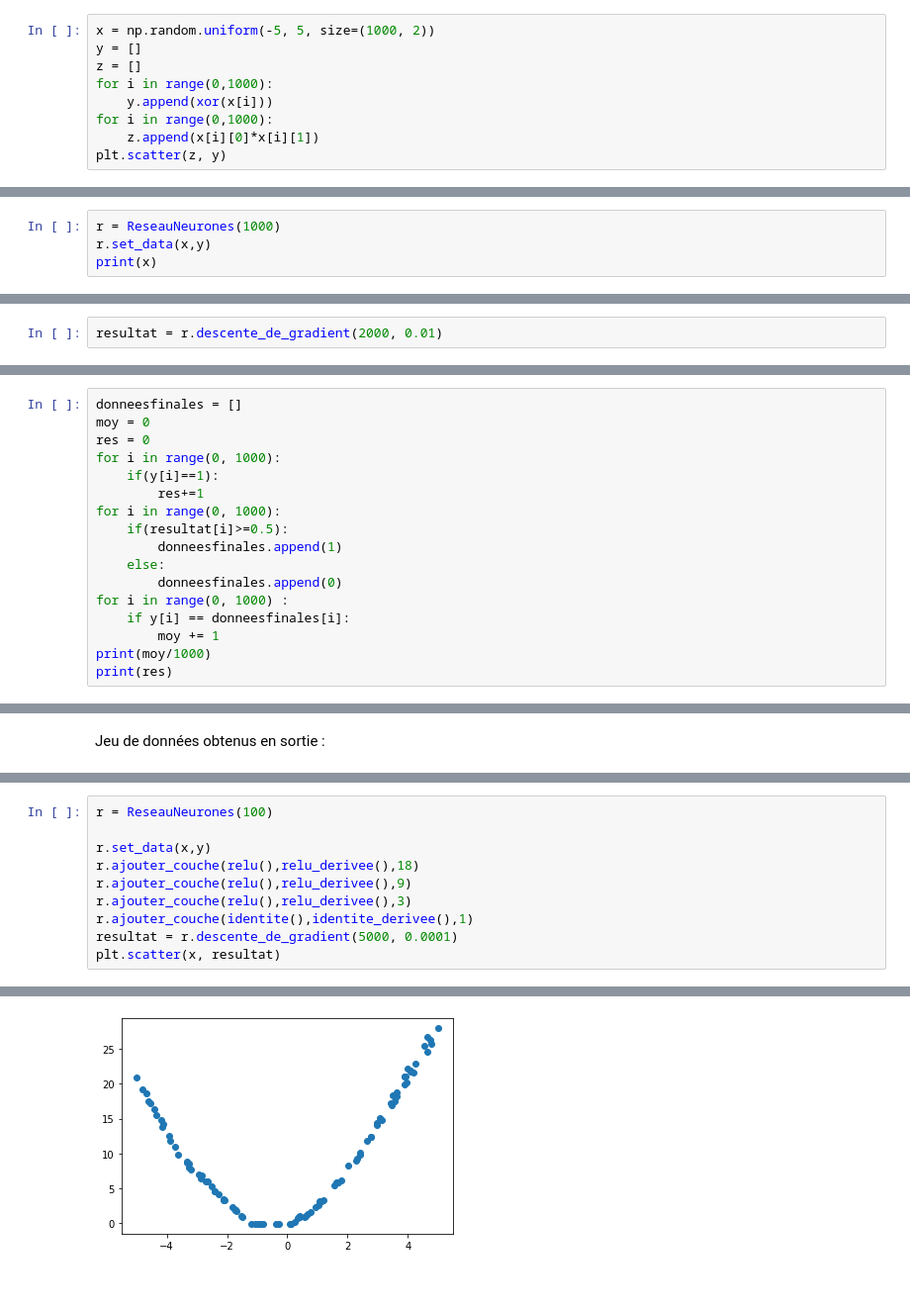
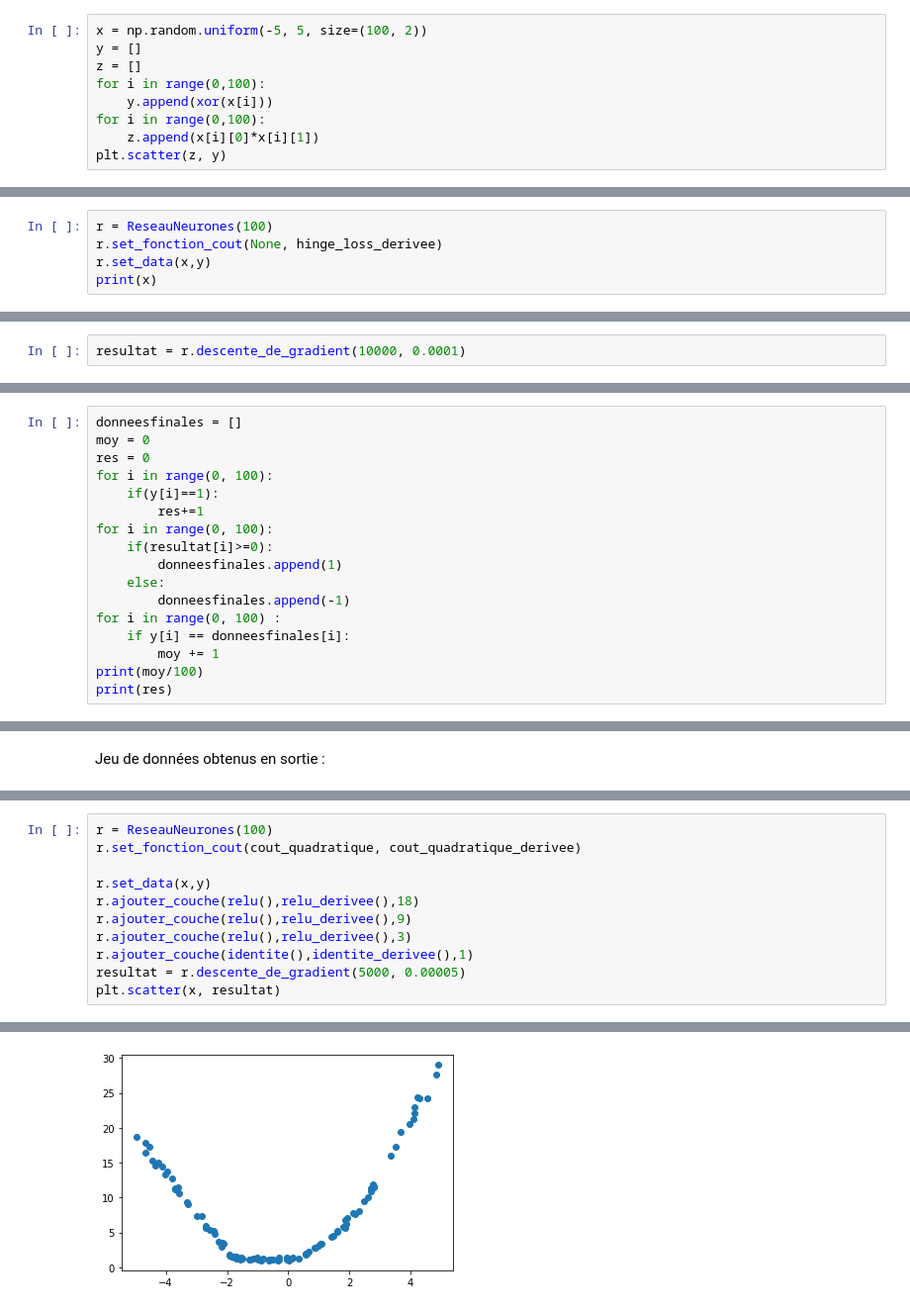
Before and after one commit to plicence/Dm, a Jupyter notebook: Rendu.ipynb, the cells around one changed output, grey strips where cells are left out. Shown at 99% size. Drawn from its saved outputs; the diff is of its cells as text; blank space fills up the shorter version.

Commit message:
Changement de fonctions de cout

```diff
--- a/Rendu.ipynb
+++ b/Rendu.ipynb
@@ -156,12 +156,12 @@ class ReseauNeurones:
 Initialisation de notre jeu de données à données au réseau de neurones.
 Et affichage de ces données.
 # %%
-x = np.random.uniform(-5, 5, size=(1000, 2))
+x = np.random.uniform(-5, 5, size=(100, 2))
 y = []
 z = []
-for i in range(0,1000):
+for i in range(0,100):
     y.append(xor(x[i]))
-for i in range(0,1000):
+for i in range(0,100):
     z.append(x[i][0]*x[i][1])
 plt.scatter(z, y)
 # %% [output]
@@ -170,7 +170,8 @@ plt.scatter(z, y)
 # %% [markdown]
 Initialisation de notre Réseau de neurones avec 1000 entrées
 # %%
-r = ReseauNeurones(1000)
+r = ReseauNeurones(100)
+r.set_fonction_cout(None, hinge_loss_derivee)
 r.set_data(x,y)
 print(x)
 # %% [output]
@@ -192,5 +201,5 @@ r.ajouter_couche(sigmoid(),sigmoid_derivee(),1)
 # %% [markdown]
 Descente de gradient sur notre jeu de données avec un coefficient $\alpha$ = 0.01.
 # %%
-resultat = r.descente_de_gradient(2000, 0.01)
+resultat = r.descente_de_gradient(10000, 0.0001)
 # %% [output]
@@ -211,17 +226,17 @@ On regarde le nombre de données bien classifié par notre réseau de neurones e
 donneesfinales = []
 moy = 0
 res = 0
-for i in range(0, 1000):
+for i in range(0, 100):
     if(y[i]==1):
         res+=1
-for i in range(0, 1000):
-    if(resultat[i]>=0.5):
+for i in range(0, 100):
+    if(resultat[i]>=0):
         donneesfinales.append(1)
     else:
-        donneesfinales.append(0)
-for i in range(0, 1000) :
+        donneesfinales.append(-1)
+for i in range(0, 100) :
     if y[i] == donneesfinales[i]:
         moy += 1
-print(moy/1000)
+print(moy/100)
 print(res)
 # %% [output]
@@ -300,30 +316,31 @@ plt.scatter(x, y)
 # %%
 r = ReseauNeurones(100)
+r.set_fonction_cout(cout_quadratique, cout_quadratique_derivee)
 
 r.set_data(x,y)
 r.ajouter_couche(relu(),relu_derivee(),18)
 r.ajouter_couche(relu(),relu_derivee(),9)
 r.ajouter_couche(relu(),relu_derivee(),3)
 r.ajouter_couche(identite(),identite_derivee(),1)
-resultat = r.descente_de_gradient(5000, 0.0001)
+resultat = r.descente_de_gradient(5000, 0.00005)
 plt.scatter(x, resultat)
 # %% [output]
 Etapes  0  sur  5000
 Etapes  200  sur  5000
 Etapes  400  sur  5000
 Etapes  600  sur  5000
 Etapes  800  sur  5000
 Etapes  1000  sur  5000
 Etapes  1200  sur  5000
 Etapes  1400  sur  5000
 Etapes  1600  sur  5000
 Etapes  1800  sur  5000
 Etapes  2000  sur  5000
 Etapes  2200  sur  5000
 ... (10 lines left out)
 Etapes  4400  sur  5000
 Etapes  4600  sur  5000
 Etapes  4800  sur  5000
 Etapes  5000  sur  5000
 <matplotlib.collections.PathCollection at 0x...>
-[figure, old version]
+[figure, new version]
```
Also changed, not shown: parts of 14 cells of this notebook.
